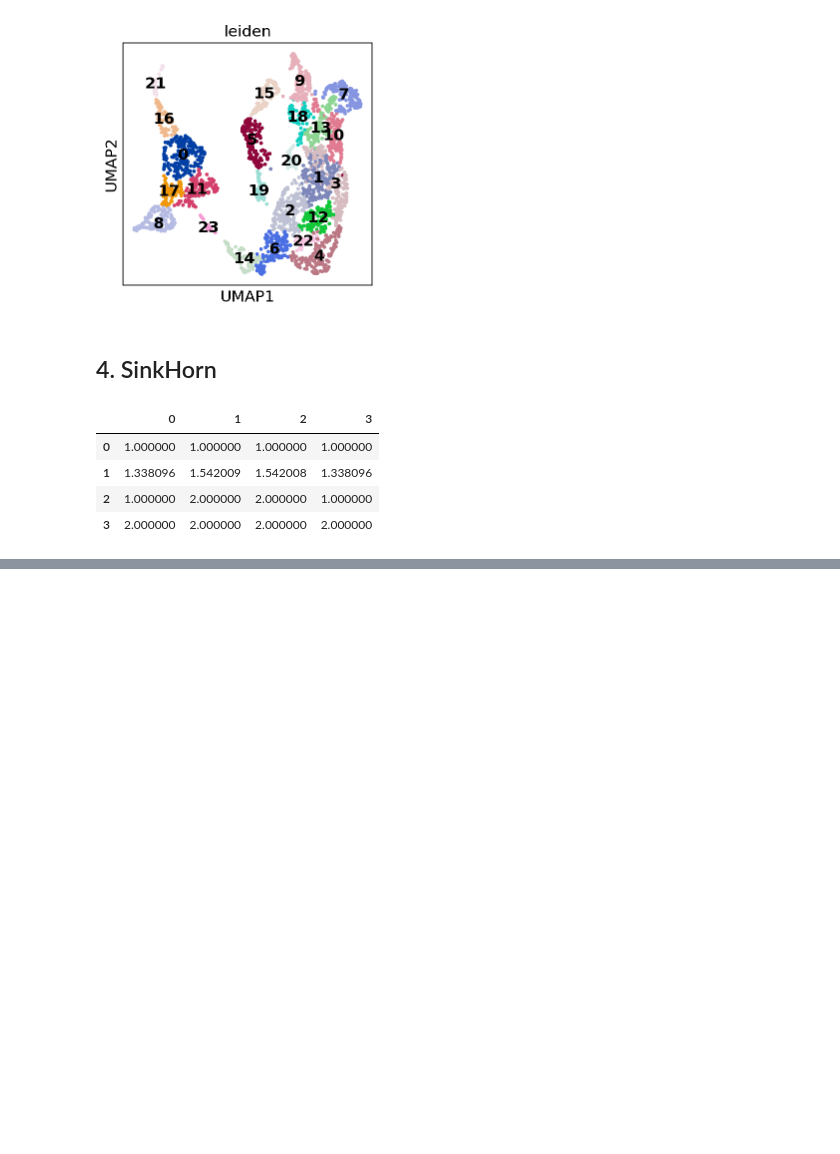
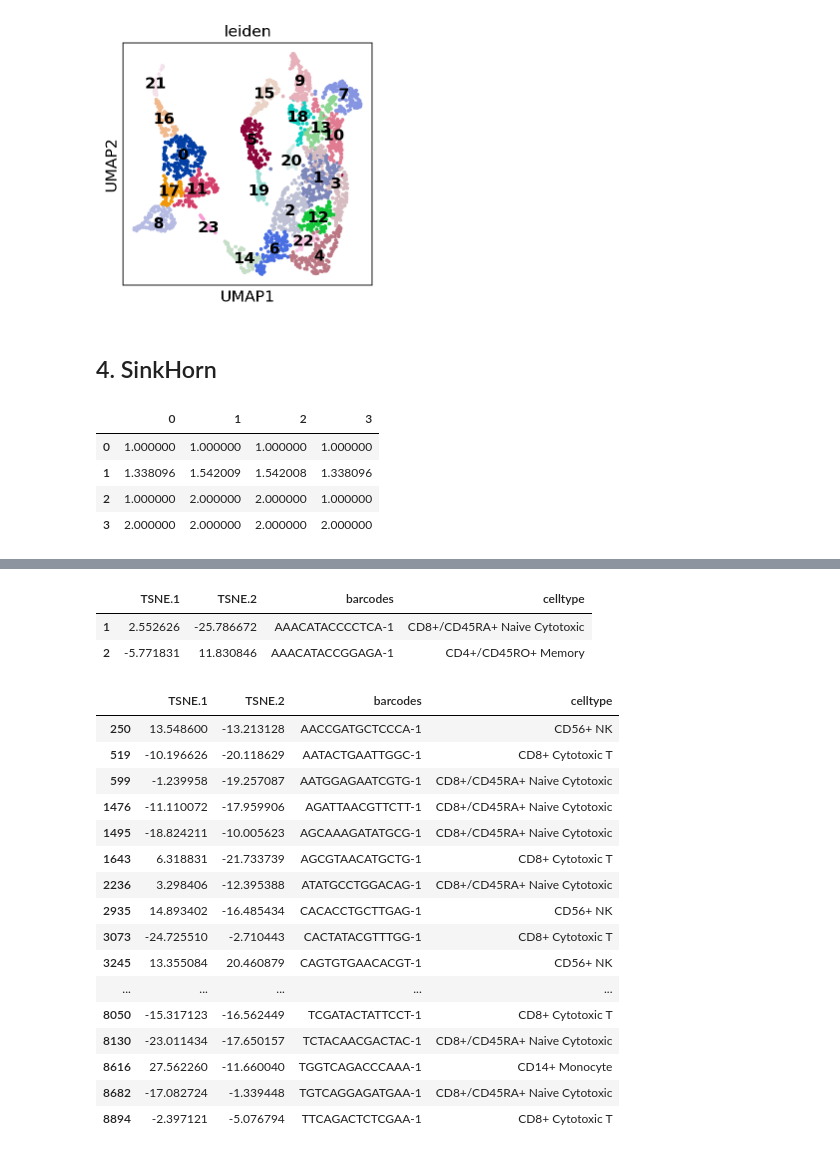
Before and after one commit to lucas-rdlr/rna-sequencing, a Jupyter notebook: notebooks/tutorial.ipynb, the cells around one changed output, grey strips where cells are left out. Saved outputs shown, nothing was run; the diff lists cells and outputs as text; code cells hidden in the pictures; blank space fills up the shorter version.

```diff
--- a/notebooks/tutorial.ipynb
+++ b/notebooks/tutorial.ipynb
@@ -3,7 +6,7 @@ import numpy as np
 import pandas as pd
 import scanpy as sc
 # %%
-sc.settings.verbosity = 0             # verbosity: errors (0), warnings (1), info (2), hints (3)
+sc.settings.verbosity = 3             # verbosity: errors (0), warnings (1), info (2), hints (3)
 sc.logging.print_header()
 sc.settings.set_figure_params(dpi=80, facecolor='white')
 # %% [output]
@@ -13,7 +22,7 @@ scanpy==1.9.6 anndata==0.10.3 umap==0.5.4 numpy==1.26.1 scipy==1.11.3 pandas==1.
 # %% [markdown]
 Since we are working with the PBMC-3k dataset and the data is encoded in .mtx format, we use `.read_10x_mtx` to read the data and load it to a AnnData object. The function asks for the path of the folder containing the .mtx file (not the path of the file) and the names we want to use for the genes (variables). By default it uses symbols but we can also call it with 'gene_ids'.
 # %%
-data_path = '../data/external/pbmc3k/'  # the directory with the `.mtx` file
+data_path = 'data/external/pbmc3k/'  # the directory with the `.mtx` file
 results_file = 'write/pbmc3k.h5ad'      # the file that will store the analysis results
 
 adata = sc.read_10x_mtx(
@@ -337,0 +369,5 @@ plugin.fit_transform([[1, 1, 1, 1], [np.nan, np.nan, np.nan, np.nan], [1, 2, 2,
+# %%
+import pandas as pd
+
+anno = pd.read_csv('data/external/annotations.tsv', sep='\t')
+anno.head()
@@ -337,0 +381,2 @@ plugin.fit_transform([[1, 1, 1, 1], [np.nan, np.nan, np.nan, np.nan], [1, 2, 2,
+# %%
+adata.obs['celltype'] =
@@ -337,0 +397,26 @@ plugin.fit_transform([[1, 1, 1, 1], [np.nan, np.nan, np.nan, np.nan], [1, 2, 2,
+# %%
+anno.loc[anno['barcodes'].isin(['AAACATACCCCTCA-1', 'AAACATACCGGAGA-1'])]
+# %% [output]
+|  | TSNE.1 | TSNE.2 | barcodes | celltype |
+| 1 | 2.552626 | -25.786672 | AAACATACCCCTCA-1 | CD8+/CD45RA+ Naive Cytotoxic |
+| 2 | -5.771831 | 11.830846 | AAACATACCGGAGA-1 | CD4+/CD45RO+ Memory |
+# %%
+anno.loc[anno['barcodes'].isin(adata.obs_names.to_list())]
+# %% [output]
+|  | TSNE.1 | TSNE.2 | barcodes | celltype |
+| 250 | 13.548600 | -13.213128 | AACCGATGCTCCCA-1 | CD56+ NK |
+| 519 | -10.196626 | -20.118629 | AATACTGAATTGGC-1 | CD8+ Cytotoxic T |
+| 599 | -1.239958 | -19.257087 | AATGGAGAATCGTG-1 | CD8+/CD45RA+ Naive Cytotoxic |
+| 1476 | -11.110072 | -17.959906 | AGATTAACGTTCTT-1 | CD8+/CD45RA+ Naive Cytotoxic |
+| 1495 | -18.824211 | -10.005623 | AGCAAAGATATGCG-1 | CD8+/CD45RA+ Naive Cytotoxic |
+| 1643 | 6.318831 | -21.733739 | AGCGTAACATGCTG-1 | CD8+ Cytotoxic T |
+| 2236 | 3.298406 | -12.395388 | ATATGCCTGGACAG-1 | CD8+/CD45RA+ Naive Cytotoxic |
+| 2935 | 14.893402 | -16.485434 | CACACCTGCTTGAG-1 | CD56+ NK |
+| 3073 | -24.725510 | -2.710443 | CACTATACGTTTGG-1 | CD8+ Cytotoxic T |
+| 3245 | 13.355084 | 20.460879 | CAGTGTGAACACGT-1 | CD56+ NK |
+| ... | ... | ... | ... | ... |
+| 8050 | -15.317123 | -16.562449 | TCGATACTATTCCT-1 | CD8+ Cytotoxic T |
+| 8130 | -23.011434 | -17.650157 | TCTACAACGACTAC-1 | CD8+/CD45RA+ Naive Cytotoxic |
+| 8616 | 27.562260 | -11.660040 | TGGTCAGACCCAAA-1 | CD14+ Monocyte |
+| 8682 | -17.082724 | -1.339448 | TGTCAGGAGATGAA-1 | CD8+/CD45RA+ Naive Cytotoxic |
+| 8894 | -2.397121 | -5.076794 | TTCAGACTCTCGAA-1 | CD8+ Cytotoxic T |
```
Also changed, not shown: parts of 11 cells of this notebook, 4 other files.
